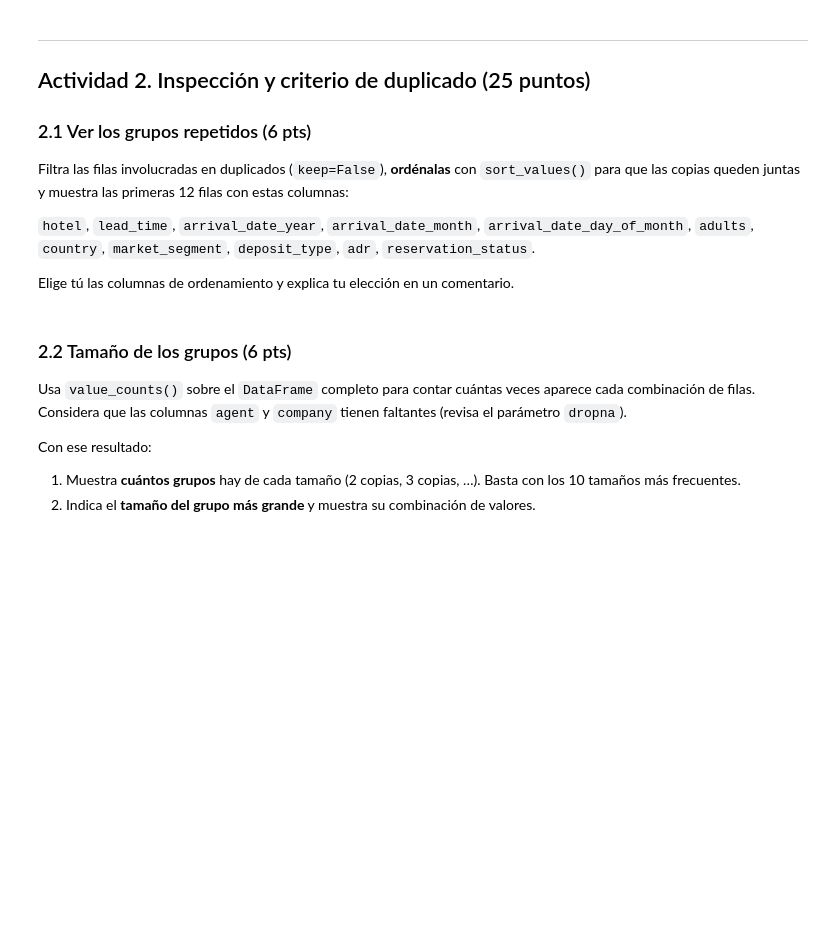
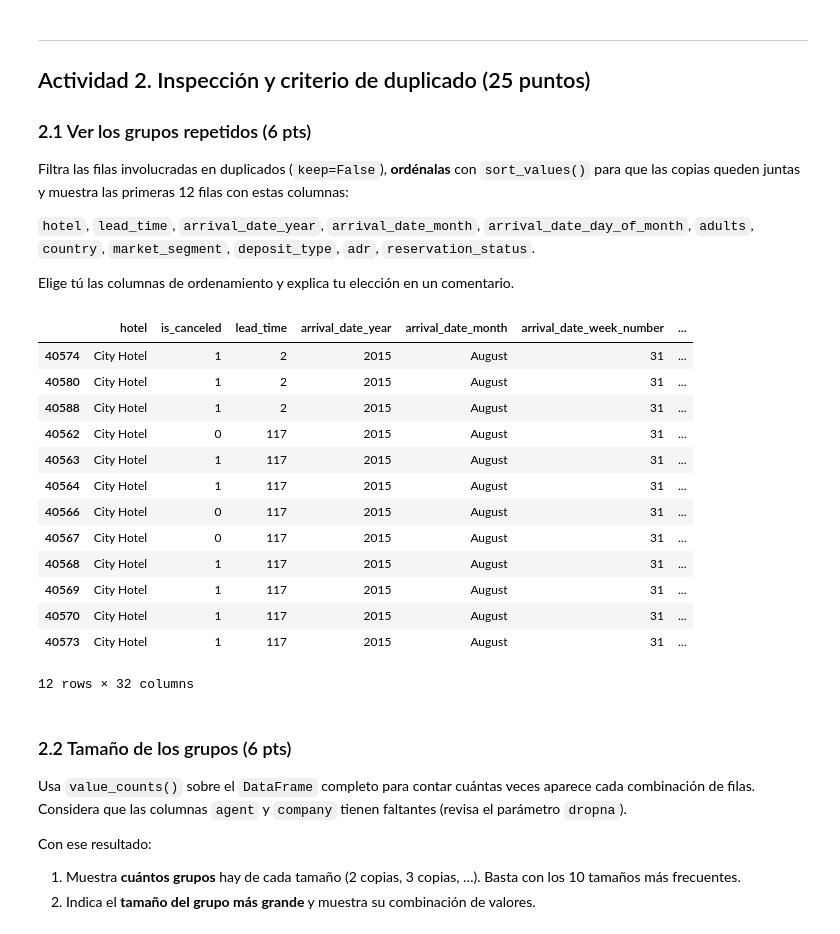
Before and after one commit to JuCaRiCo/202602-AnaliticaDescriptivaPredictiva, a Jupyter notebook: Actividad_Calificada_07_Datos_Duplicados_271760.ipynb, the cells around one changed output. Drawn from its saved outputs; the diff is of its cells as text; code cells hidden in the pictures; blank space fills up the shorter version.

```diff
--- a/Actividad_Calificada_07_Datos_Duplicados_271760.ipynb
+++ b/Actividad_Calificada_07_Datos_Duplicados_271760.ipynb
@@ -220,3 +220,46 @@ Elige tú las columnas de ordenamiento y explica tu elección en un comentario.
+# %%
+columnasParaMostrar = [
+    'hotel',
+    'lead_time',
+    'arrival_date_year',
+    'arrival_date_month',
+    'arrival_date_day_of_month',
+    'adults',
+    'country',
+    'market_segment',
+    'deposit_type',
+    'adr',
+    'reservation_status',
+]
+
+recordsDuplicados = hoteles[hoteles.duplicated(keep=False)]
+
+#la eleccion de tomar columnas de fecha es para poderlas ordenar cronologicamente
+columnasParaOrden = [
+    'hotel',
+    'arrival_date_year',
+    'arrival_date_month',
+    'arrival_date_day_of_month',
+    'lead_time',
+]
+
+recordsDuplicadosOrdenados = recordsDuplicados.sort_values(by=columnasParaOrden)
+recordsDuplicadosOrdenados.head(12)
+# %% [output]
+|  | hotel | is_canceled | lead_time | arrival_date_year | arrival_date_month | arrival_date_week_number | ... |
+| 40574 | City Hotel | 1 | 2 | 2015 | August | 31 | ... |
+| 40580 | City Hotel | 1 | 2 | 2015 | August | 31 | ... |
+| 40588 | City Hotel | 1 | 2 | 2015 | August | 31 | ... |
+| 40562 | City Hotel | 0 | 117 | 2015 | August | 31 | ... |
+| 40563 | City Hotel | 1 | 117 | 2015 | August | 31 | ... |
+| 40564 | City Hotel | 1 | 117 | 2015 | August | 31 | ... |
+| 40566 | City Hotel | 0 | 117 | 2015 | August | 31 | ... |
+| 40567 | City Hotel | 0 | 117 | 2015 | August | 31 | ... |
+| 40568 | City Hotel | 1 | 117 | 2015 | August | 31 | ... |
+| 40569 | City Hotel | 1 | 117 | 2015 | August | 31 | ... |
+| 40570 | City Hotel | 1 | 117 | 2015 | August | 31 | ... |
+| 40573 | City Hotel | 1 | 117 | 2015 | August | 31 | ... |
+12 rows × 32 columns
 # %% [markdown]
 ### 2.2 Tamaño de los grupos (6 pts)
 
```
Also changed, not shown: parts of 27 cells of this notebook.
